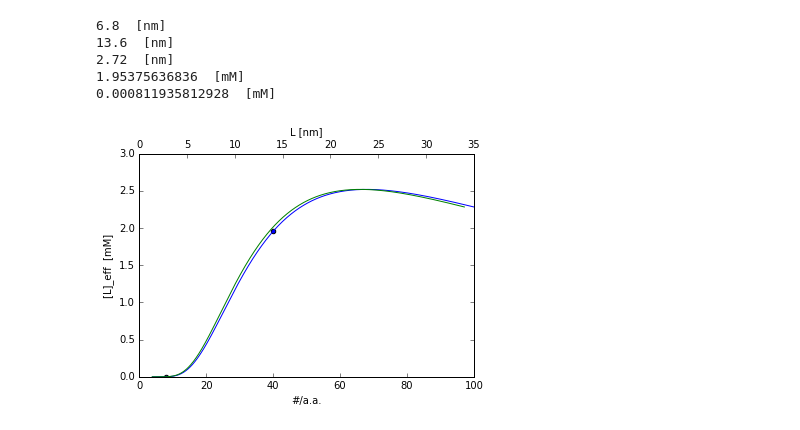
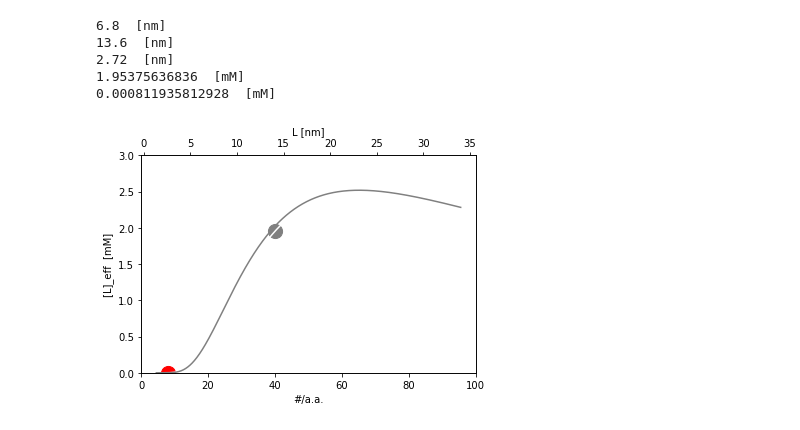
Before and after one commit to huskeypm/preliminary_data, a Jupyter notebook: R01/R01_CN_simdata.ipynb, the cells around one changed output. Saved outputs shown, nothing was run; the diff lists cells and outputs as text; code cells hidden in the pictures.

```diff
--- a/R01/R01_CN_simdata.ipynb
+++ b/R01/R01_CN_simdata.ipynb
@@ -43,10 +47,10 @@ D = 20. *Ang_to_nm   # binding site distance [nm]
 L = 12. * Ang_to_nm  # tether length [nm]
 
 def G_DZL(zeta,D,L):
-    prefac = sqrt(3/(4*np.pi*zeta*L))
+    prefac = np.sqrt(3/(4*np.pi*zeta*L))
     prefac =prefac*prefac*prefac
     expon = -3*D*D/(4*zeta*L)
-    return prefac * exp(expon)
+    return prefac * np.exp(expon)
 # %%
 Ls = np.linspace(1*Ang_to_nm,100*Ang_to_nm,1000)
 plt.plot(Ls, G_DZL(zeta,D,Ls))
@@ -96,7 +100,8 @@ ax1.plot(Ls, G_DZL(zeta,D,Ls)* cLim*M_to_mM)
 ax1.set_xlabel("L [nm]")
 ax1.set_ylabel("[L]_eff  [mM]")
 ax2 = ax1.twiny()
-ax2.plot(Ls/(L_per_res * Ang_to_nm), G_DZL(zeta,D,Ls)* cLim*M_to_mM,'w')
+L_per_res = 3.4 # [nm]
+ax2.plot(Ls[::10]/(L_per_res * Ang_to_nm), G_DZL(zeta,D,Ls)[::10]* cLim*M_to_mM,'.')
 ax2.set_xlabel("#/a.a.")
 # %% [output]
 <matplotlib.text.Text at 0x...>
@@ -139,23 +144,24 @@ print G_DZL(zeta,D,L2)* cLim*M_to_mM, " [mM]"
 # %%
 res = 4
 Lmin = res*Ang_per_res * Ang_to_nm  # tether length [nm]
 res = 100
 Lmax = res*Ang_per_res * Ang_to_nm  # tether length [nm]
 Ls = np.linspace(Lmin,Lmax,1000)
 fig, ax1 = plt.subplots()
-ax1.plot(Ls/(L_per_res * Ang_to_nm), G_DZL(zeta,D,Ls)* cLim*M_to_mM)
+ax1.plot(Ls/(L_per_res * Ang_to_nm), G_DZL(zeta,D,Ls)* cLim*M_to_mM,'w')
 
 res = np.array([8,40])
 conc = G_DZL(zeta,D,res*Ang_per_res * Ang_to_nm )* cLim*M_to_mM
-ax1.scatter(res,conc)
+ax1.scatter(res[0],conc[0],color='r',s=200.)
+ax1.scatter(res[1],conc[1],color='gray',s=200.)
 ax1.set_xlabel("#/a.a.")
 ax1.set_xlim([0,100])
 ax1.set_ylim([0,3])
 ax2 = ax1.twiny()
-ax2.plot(Ls, G_DZL(zeta,D,Ls)* cLim*M_to_mM, 'g')
+ax2.plot(Ls, G_DZL(zeta,D,Ls)* cLim*M_to_mM, 'gray')
 ax2.set_xlabel("L [nm]")
 ax1.set_ylabel("[L]_eff  [mM]")
 ax2.set_ylim([0,3])
 plt.gcf().savefig("CN_AID_tether.png")
 # %% [output]
-[figure, old version]
+[figure, new version]
```
Also changed, not shown: parts of 8 cells of this notebook, 1 other file.
